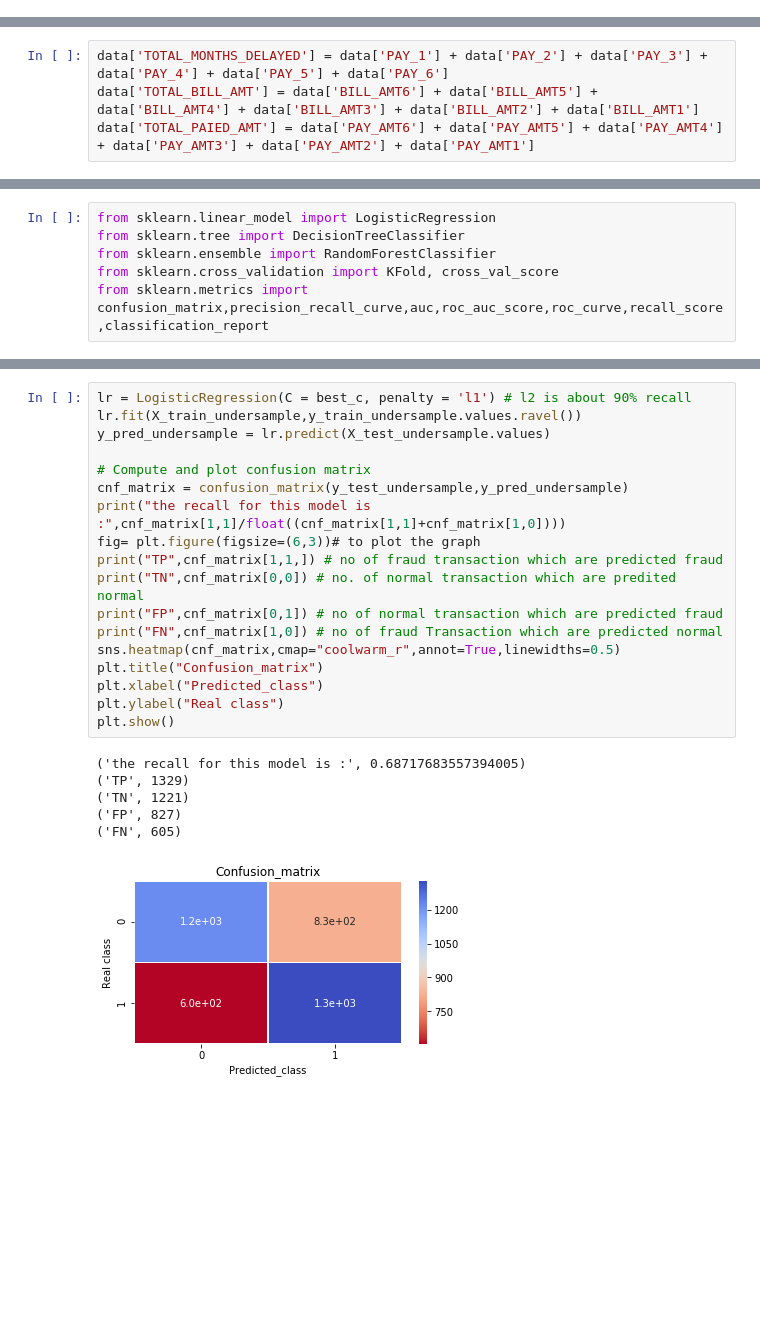
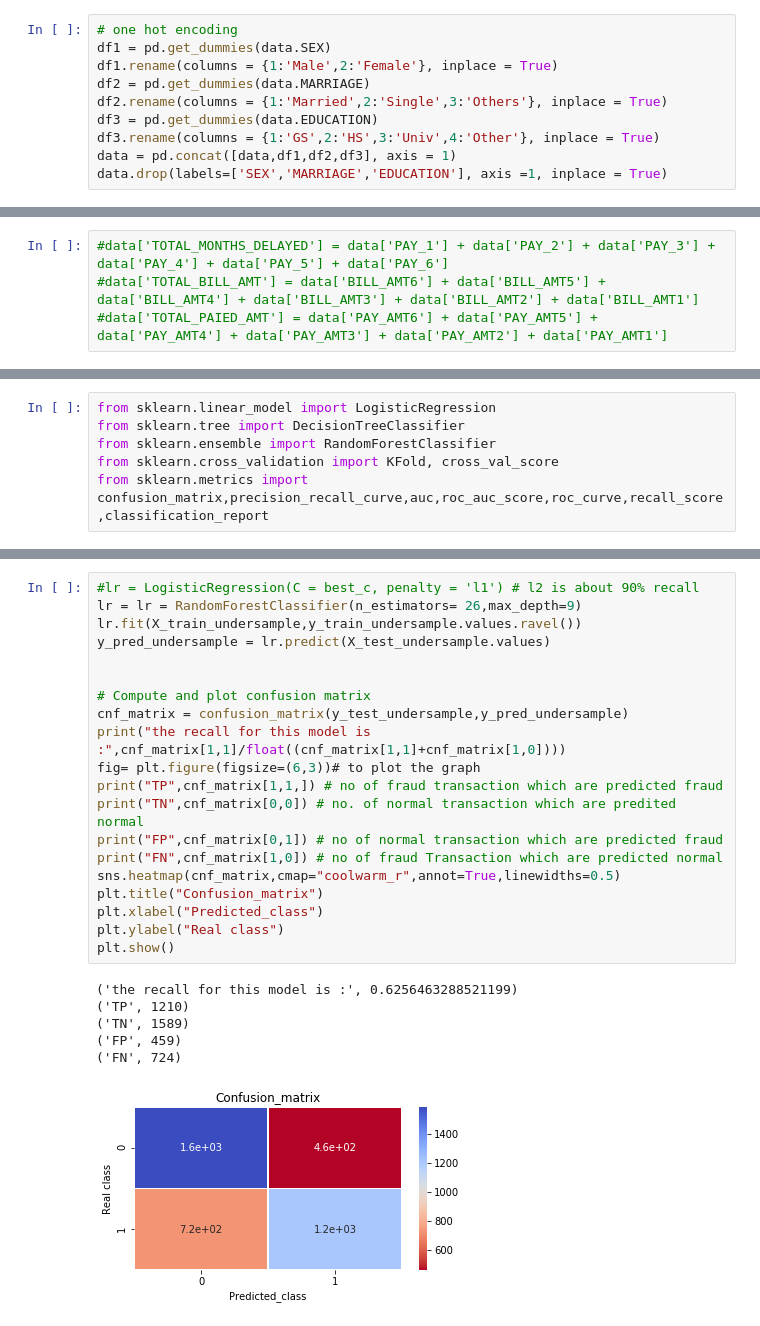
Before and after one commit to cchopade/taiwanese_credit_default, a Jupyter notebook: Hackathon21Apr.ipynb, the cells around one changed output, grey strips where cells are left out. Cells and saved outputs as stored; diff of their text form; blank space fills up the shorter version.

```diff
--- a/Hackathon21Apr.ipynb
+++ b/Hackathon21Apr.ipynb
@@ -25,6 +25,16 @@ data.head()
 | 3 | 3 | 4 | 50000 | 2 | 2 | 1 | 37 | 0 | 0 | 0 | ... |
 | 4 | 4 | 5 | 50000 | 1 | 2 | 1 | 57 | -1 | 0 | -1 | ... |
 5 rows × 26 columns
+# %%
+# one hot encoding
+df1 = pd.get_dummies(data.SEX)
+df1.rename(columns = {1:'Male',2:'Female'}, inplace = True)
+df2 = pd.get_dummies(data.MARRIAGE)
+df2.rename(columns = {1:'Married',2:'Single',3:'Others'}, inplace = True)
+df3 = pd.get_dummies(data.EDUCATION)
+df3.rename(columns = {1:'GS',2:'HS',3:'Univ',4:'Other'}, inplace = True)
+data = pd.concat([data,df1,df2,df3], axis = 1)
+data.drop(labels=['SEX','MARRIAGE','EDUCATION'], axis =1, inplace = True)
 # %%
 data.drop(['Unnamed: 0'],axis=1,inplace=True)
 # %%
@@ -34,7 +44,7 @@ print (list(data))
 # %%
-data['TOTAL_MONTHS_DELAYED'] = data['PAY_1'] + data['PAY_2'] + data['PAY_3'] + data['PAY_4'] + data['PAY_5'] + data['PAY_6']
-data['TOTAL_BILL_AMT'] = data['BILL_AMT6'] + data['BILL_AMT5'] + data['BILL_AMT4'] + data['BILL_AMT3'] + data['BILL_AMT2'] + data['BILL_AMT1']
-data['TOTAL_PAIED_AMT'] = data['PAY_AMT6'] + data['PAY_AMT5'] + data['PAY_AMT4'] + data['PAY_AMT3'] + data['PAY_AMT2'] + data['PAY_AMT1']
+#data['TOTAL_MONTHS_DELAYED'] = data['PAY_1'] + data['PAY_2'] + data['PAY_3'] + data['PAY_4'] + data['PAY_5'] + data['PAY_6']
+#data['TOTAL_BILL_AMT'] = data['BILL_AMT6'] + data['BILL_AMT5'] + data['BILL_AMT4'] + data['BILL_AMT3'] + data['BILL_AMT2'] + data['BILL_AMT1']
+#data['TOTAL_PAIED_AMT'] = data['PAY_AMT6'] + data['PAY_AMT5'] + data['PAY_AMT4'] + data['PAY_AMT3'] + data['PAY_AMT2'] + data['PAY_AMT1']
 # %%
 print (data['TARGET'].value_counts())
 print (list(data))
@@ -221,27 +237,29 @@ http://pandas.pydata.org/pandas-docs/stable/indexing.html#ix-indexer-is-deprecat
 # %%
-lr = LogisticRegression(C = best_c, penalty = 'l1') # l2 is about 90% recall
+#lr = LogisticRegression(C = best_c, penalty = 'l1') # l2 is about 90% recall
+lr = lr = RandomForestClassifier(n_estimators= 26,max_depth=9)
 lr.fit(X_train_undersample,y_train_undersample.values.ravel())
 y_pred_undersample = lr.predict(X_test_undersample.values)
+
 
 # Compute and plot confusion matrix
 cnf_matrix = confusion_matrix(y_test_undersample,y_pred_undersample)
 print("the recall for this model is :",cnf_matrix[1,1]/float((cnf_matrix[1,1]+cnf_matrix[1,0])))
 fig= plt.figure(figsize=(6,3))# to plot the graph
 print("TP",cnf_matrix[1,1,]) # no of fraud transaction which are predicted fraud
 print("TN",cnf_matrix[0,0]) # no. of normal transaction which are predited normal
 print("FP",cnf_matrix[0,1]) # no of normal transaction which are predicted fraud
 print("FN",cnf_matrix[1,0]) # no of fraud Transaction which are predicted normal
 sns.heatmap(cnf_matrix,cmap="coolwarm_r",annot=True,linewidths=0.5)
 plt.title("Confusion_matrix")
 plt.xlabel("Predicted_class")
 plt.ylabel("Real class")
 plt.show()
 # %% [output]
-('the recall for this model is :', 0.68717683557394005)
-('TP', 1329)
-('TN', 1221)
-('FP', 827)
-('FN', 605)
+('the recall for this model is :', 0.6256463288521199)
+('TP', 1210)
+('TN', 1589)
+('FP', 459)
+('FN', 724)
-[figure, old version]
+[figure, new version]
 # %%
 # Use this C_parameter to build the model with the sampling dataset and predict the classes in the whole test dataset
```
Also changed, not shown: parts of 8 cells of this notebook.
